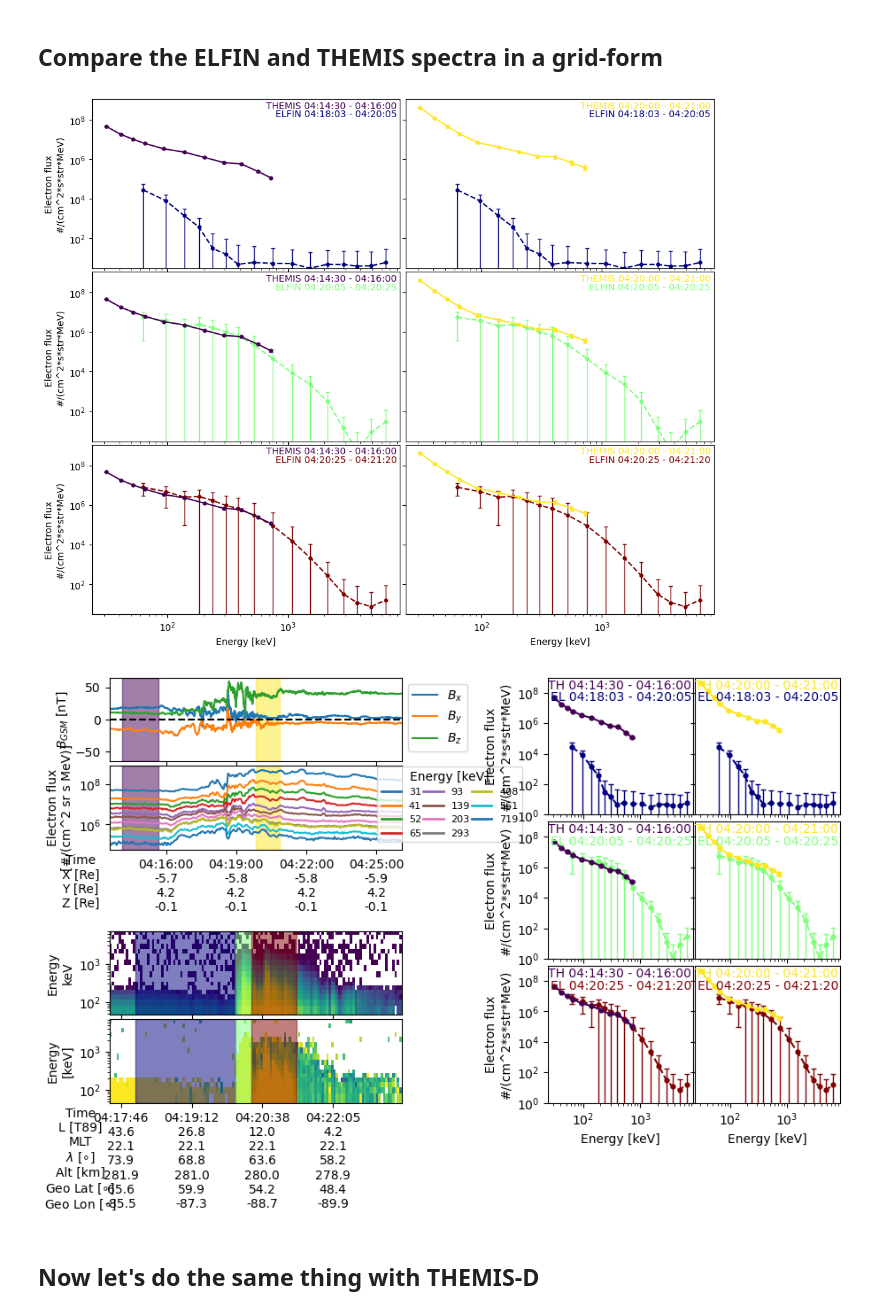
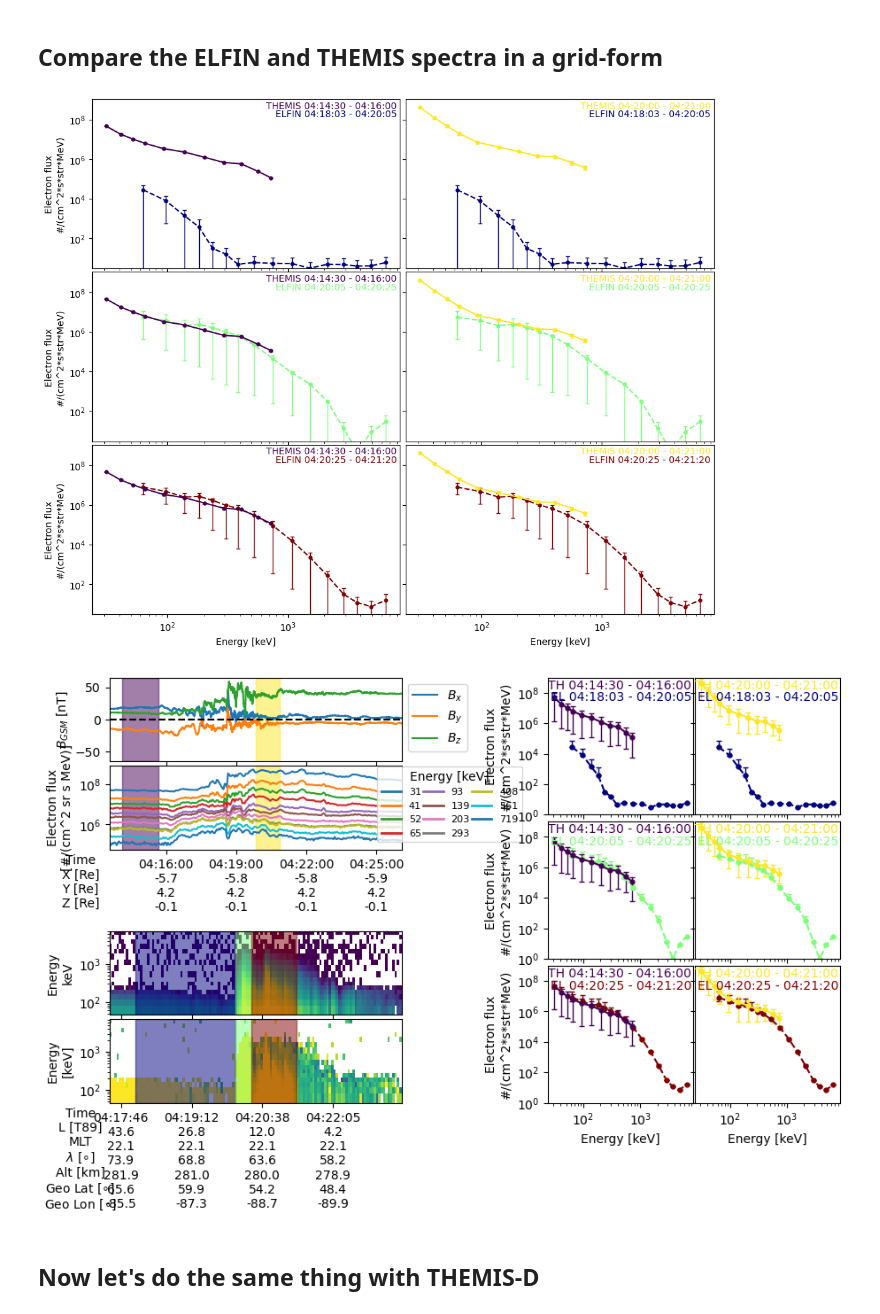
Before and after one commit to mshumko/elfinasi, a Jupyter notebook: src/20240904_substorm_study/misc/themis_elfin_spectra.ipynb, the cells around one changed output. Saved outputs shown, nothing was run; the diff lists cells and outputs as text; code cells hidden in the pictures.

```diff
--- a/src/20240904_substorm_study/misc/themis_elfin_spectra.ipynb
+++ b/src/20240904_substorm_study/misc/themis_elfin_spectra.ipynb
@@ -257,13 +257,13 @@ for elfin_spectra_time_range, color in zip(elfin_spectra_time_ranges, elfin_colo
 fig, dx = plt.subplots(1, len(elfin_spectra_time_ranges), figsize=(10, 3), sharey=True, sharex=True)
 
 elfin_spectra_mean = np.nan*np.zeros((len(elfin_spectra_time_ranges), pad_obj.energy.shape[0]))
-elfin_spectra_std = np.nan*np.zeros((len(elfin_spectra_time_ranges), pad_obj.energy.shape[0]))
+elfin_spectra_iqr = np.nan*np.zeros((len(elfin_spectra_time_ranges), 2, pad_obj.energy.shape[0]))
 
 for i, (elfin_spectra_time_range, dx_i, color) in enumerate(zip(elfin_spectra_time_ranges, dx, elfin_colors)):
     pad_flt = pad_obj.pad.sel(time=slice(elfin_spectra_time_range[0], elfin_spectra_time_range[1]))
     elfin_spectra_mean[i, :] = pad_flt.mean(dim=('time', 'pa'), skipna=True).sel(energy=pad_obj._flux_keys)
-    elfin_spectra_std[i, :] = pad_flt.std(dim=('time', 'pa'), skipna=True).sel(energy=pad_obj._flux_keys)
-    dx_i.errorbar(pad_obj.energy, elfin_spectra_mean[i, :], color=color, yerr=elfin_spectra_std[i, :], capsize=2,
+    elfin_spectra_iqr[i, ...] = pad_flt.quantile((0.25, 0.75), dim=('time', 'pa'), skipna=True).sel(energy=pad_obj._flux_keys)
+    dx_i.errorbar(pad_obj.energy, elfin_spectra_mean[i, :], color=color, yerr=np.abs(elfin_spectra_mean[i, :]-elfin_spectra_iqr[i, :]), capsize=2,
             markersize=7, elinewidth=1, marker='.', ls='--')
     dx_i.set(xlabel='Energy [keV]', yscale='log', xscale='log')
     dx_i.text(
@@ -277,7 +277,8 @@ plt.suptitle(f'ELFIN-{themis_probe.upper()} | electron spectrum | mean and std')
 # %%
 fig, ax = plt.subplots()
 for i, (elfin_spectra_time_range, color) in enumerate(zip(elfin_spectra_time_ranges, elfin_colors)):
-    ax.plot(pad_obj.energy, elfin_spectra_mean[i, :], color=color, marker='.', ls='--')
+    ax.errorbar(pad_obj.energy, elfin_spectra_mean[i, :], color=color, yerr=np.abs(elfin_spectra_mean[i, :]-elfin_spectra_iqr[i, :]), capsize=2,
+            markersize=7, elinewidth=1, marker='.', ls='--')
     ax.text(
         0.99, 0.98-0.03*i, f'{elfin_spectra_time_range[0]:%H:%M:%S} - {elfin_spectra_time_range[1]:%H:%M:%S}',
         fontsize=8, transform=ax.transAxes, va='top', ha='right', color=color
@@ -296,9 +297,23 @@ fig, ex = plt.subplots(len(elfin_spectra_time_ranges), len(themisa_spectra_time_
 
 for i, (ex_row, elfin_color) in enumerate(zip(ex, elfin_colors)):
     for j, (ex_col, themis_color) in enumerate(zip(ex_row, themis_colors)):
-        ex_col.errorbar(pad_obj.energy, elfin_spectra_mean[i, :], color=elfin_color, yerr=elfin_spectra_std[i, :], capsize=2,
-            markersize=7, elinewidth=1, marker='.', ls='--')
-        ex_col.errorbar(sst_xr.v[0, valid_sst_channels]/1E3,  themis_spectra_mean[j, :], color=themis_color, yerr=themis_spectra_std[j, :], capsize=2,
+        ex_col.errorbar(
+            pad_obj.energy,
+            elfin_spectra_mean[i, :],
+            color=elfin_color,
+            yerr=np.abs(elfin_spectra_mean[i, :]-elfin_spectra_iqr[i, :]),
+            capsize=2,
+            markersize=7,
+            elinewidth=1,
+            marker='.',
+            ls='--'
+            )
+        ex_col.errorbar(
+            sst_xr.v[0, valid_sst_channels]/1E3,
+            themis_spectra_mean[j, :],
+            color=themis_color,
+            yerr=np.abs(themis_spectra_mean[j, :] - themis_spectra_iqr[j, ...]),
+            capsize=2,
             markersize=7, elinewidth=1, marker='.', ls='-')
         ex_col.set(yscale='log', xscale='log')
         ex_col.text(
@@ -315,7 +330,7 @@ for ex_i in ex[:, 0]:
     ex_i.set_ylabel(f'Electron flux\n{pad_obj._flux_units}')
 plt.subplots_adjust(wspace=0.02, hspace=0.02)
 # %% [output]
-[figure, old version]
+[figure, new version]
 # %%
 spec_fig = plt.figure(figsize=(15, 8))
 gs = spec_fig.add_gridspec(4, len(themisa_spectra_time_ranges)+2, hspace=1.8, right=0.95, left=0.4, wspace=2)
@@ -376,37 +391,46 @@ pad_obj.plot_omni(ax[2], labels=True, vmin=1E2, vmax=1E7, pretty_plot=False, col
 pad_obj.plot_blc_dlc_ratio(ax[3], labels=True, cmap='viridis', vmin=1E-2, vmax=1, colorbar=False)
 pad_obj.plot_position(ax[3])
 ax[2].tick_params('x', labelbottom=False)
 ax[3].xaxis.set_major_locator(plt.MaxNLocator(5))
 ax[3].xaxis.set_label_coords(-0.1, -0.007*7)
 ax[3].xaxis.label.set_size(10)
 
 for elfin_spectra_time_range, color in zip(elfin_spectra_time_ranges, elfin_colors):
     for ax_i in ax[2:4]:
         ax_i.axvspan(*elfin_spectra_time_range, color=color, alpha=0.5)
 
 # Plot the spectra matrix
 for i, (bx_row, elfin_color) in enumerate(zip(bx, elfin_colors)):
     for j, (bx_col, themis_color) in enumerate(zip(bx_row, themis_colors)):
-        bx_col.errorbar(pad_obj.energy, elfin_spectra_mean[i, :], color=elfin_color, yerr=elfin_spectra_std[i, :], capsize=2,
+        bx_col.errorbar(pad_obj.energy, elfin_spectra_mean[i, :], color=elfin_color, yerr=elfin_spectra_iqr[i, :], capsize=2,
             markersize=7, elinewidth=1, marker='.', ls='--')
-        bx_col.errorbar(sst_xr.v[0, valid_sst_channels]/1E3,  themis_spectra_mean[j, :], color=themis_color, yerr=themis_spectra_std[j, :], capsize=2,
-            markersize=7, elinewidth=1, marker='.', ls='-')
+        bx_col.errorbar(
+            sst_xr.v[0, valid_sst_channels]/1E3,
+            themis_spectra_mean[j, :],
+            color=themis_color,
+            yerr=np.abs(themis_spectra_mean[j, :] - themis_spectra_iqr[j, ...]),
+            capsize=2,
+            markersize=7,
+            elinewidth=1,
+            marker='.',
+            ls='-'
+            )
         bx_col.set(yscale='log', xscale='log')
         bx_col.text(
             0.99, 0.99,
             f'TH {themisa_spectra_time_ranges[j][0]:%H:%M:%S} - {themisa_spectra_time_ranges[j][1]:%H:%M:%S}',
             va='top', ha='right', transform=bx_col.transAxes, color=themis_color)
         bx_col.text(
             0.99, 0.9,
             f'EL {elfin_spectra_time_ranges[i][0]:%H:%M:%S} - {elfin_spectra_time_ranges[i][1]:%H:%M:%S}',
             va='top', ha='right', transform=bx_col.transAxes, color=elfin_color)
 for bx_col in bx[-1, :]:
     bx_col.set_xlabel('Energy [keV]')
 for bx_col in bx[:, 0]:
     bx_col.set_ylabel(f'Electron flux\n{pad_obj._flux_units}')
 bx[0,0].set_ylim(1E0, 1E9);
 # %% [output]
-[figure, old version]
+[figure, new version]
 # %% [markdown]
 ## Now let's do the same thing with THEMIS-D
 # %%
```
Also changed, not shown: parts of 5 cells of this notebook, 3 other files.
